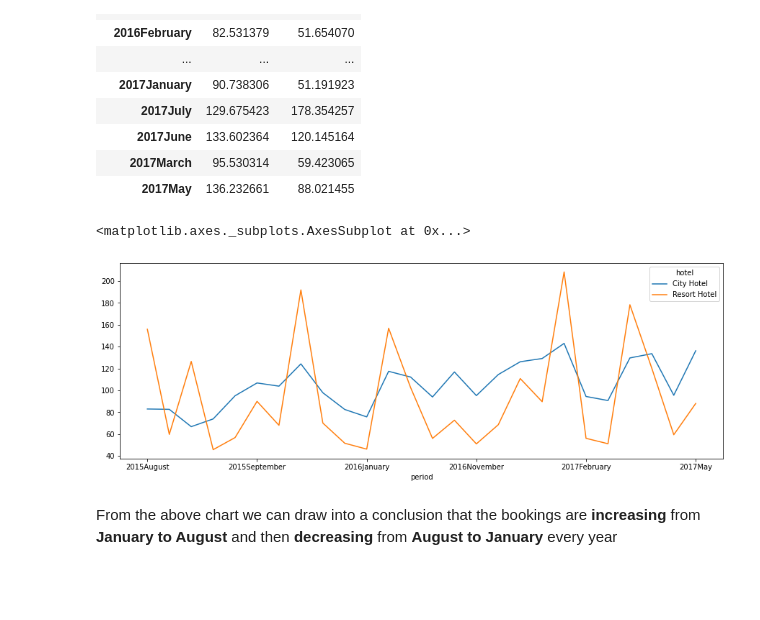
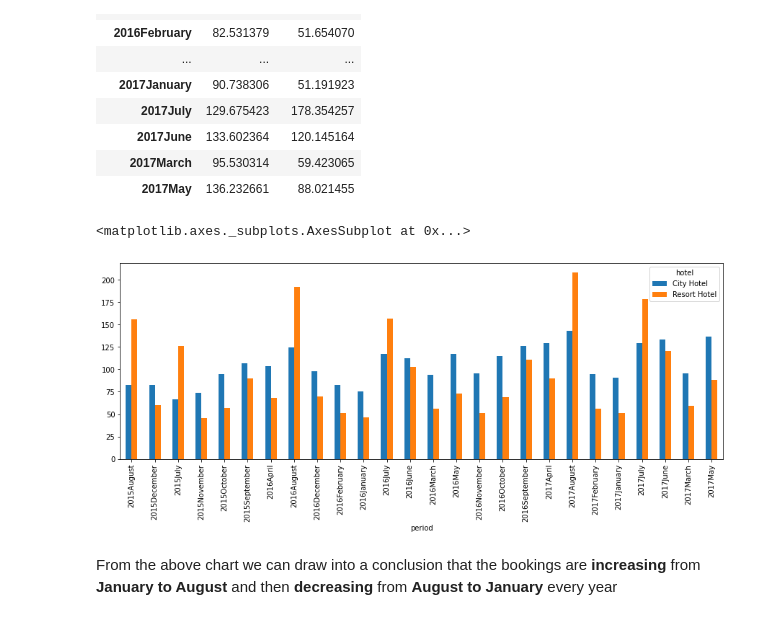
Before and after one commit to Hariharapanda-Deepak/Hotel_booking_Analysis, a Jupyter notebook: Deepak_Hotel_Booking_Analysis_Capstone_Project.ipynb, the cells around one changed output. Saved outputs shown, nothing was run; the diff lists cells and outputs as text; code cells hidden in the pictures; blank space fills up the shorter version.

```diff
--- a/Deepak_Hotel_Booking_Analysis_Capstone_Project.ipynb
+++ b/Deepak_Hotel_Booking_Analysis_Capstone_Project.ipynb
@@ -354,10 +359,10 @@ adr_hotelwise
 | 2017May | 136.232661 | 88.021455 |
 # %%
 plt.rcParams['figure.figsize'] = (15, 5)
-adr_hotelwise.plot(kind='line')
+adr_hotelwise.plot(kind='bar')
 # %% [output]
 <matplotlib.axes._subplots.AxesSubplot at 0x...>
-[figure, old version]
+[figure, new version]
 # %% [markdown]
 From the above chart we can draw into a conclusion that the bookings are **increasing** from **January to August** and then **decreasing** from **August to January** every year
 # %%
```
Also changed, not shown: parts of 15 cells of this notebook.
